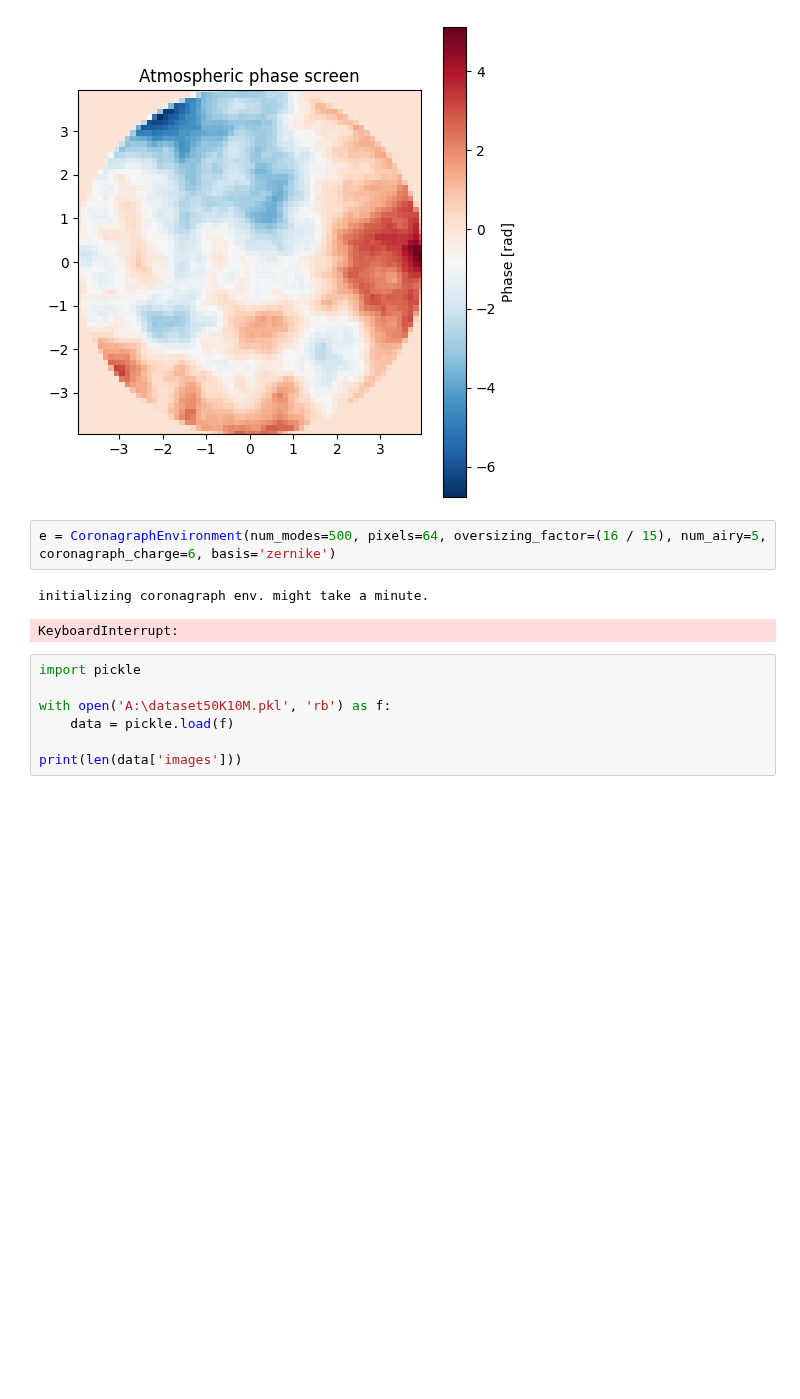
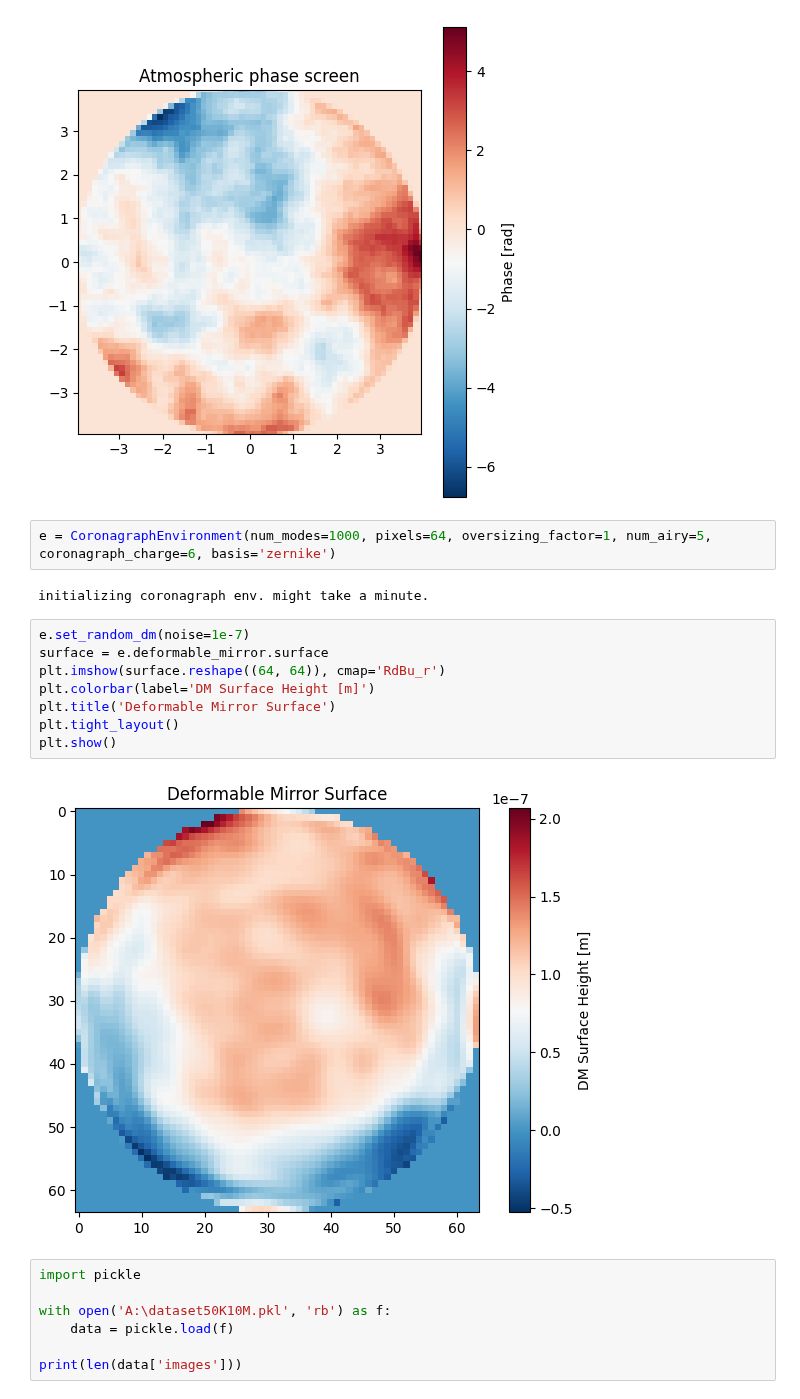
Before and after one commit to AlexeiKorolev/NASA-RL-Wavefront-Control, a Jupyter notebook: RL/testing.ipynb, the cells around one changed output. Cells and saved outputs as stored; diff of their text form; blank space fills up the shorter version.

```diff
--- a/RL/testing.ipynb
+++ b/RL/testing.ipynb
@@ -36,10 +36,19 @@ plt.show()
 [figure]
 [figure]
 # %%
-e = CoronagraphEnvironment(num_modes=500, pixels=64, oversizing_factor=(16 / 15), num_airy=5, coronagraph_charge=6, basis='zernike')
+e = CoronagraphEnvironment(num_modes=1000, pixels=64, oversizing_factor=1, num_airy=5, coronagraph_charge=6, basis='zernike')
 # %% [output]
 initializing coronagraph env. might take a minute.
-KeyboardInterrupt:
+# %%
+e.set_random_dm(noise=1e-7)
+surface = e.deformable_mirror.surface
+plt.imshow(surface.reshape((64, 64)), cmap='RdBu_r')
+plt.colorbar(label='DM Surface Height [m]')
+plt.title('Deformable Mirror Surface')
+plt.tight_layout()
+plt.show()
+# %% [output]
+[figure, added]
 # %%
 import pickle
 
```
Also changed, not shown: 9 other files.
